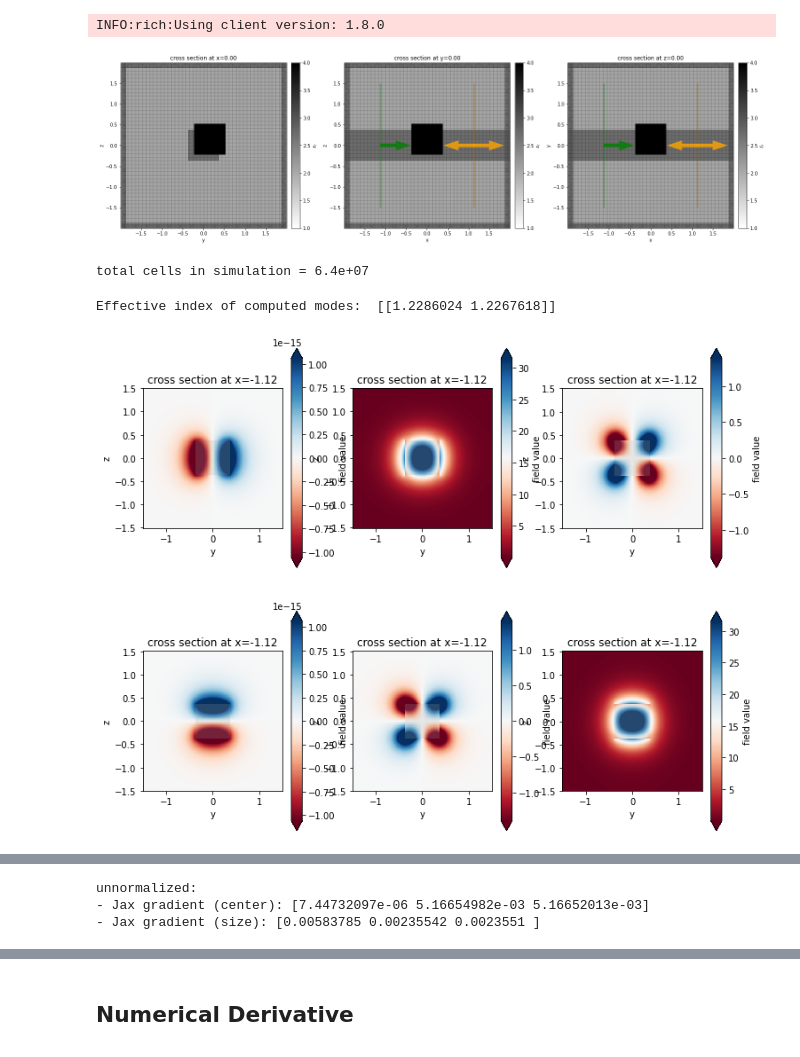
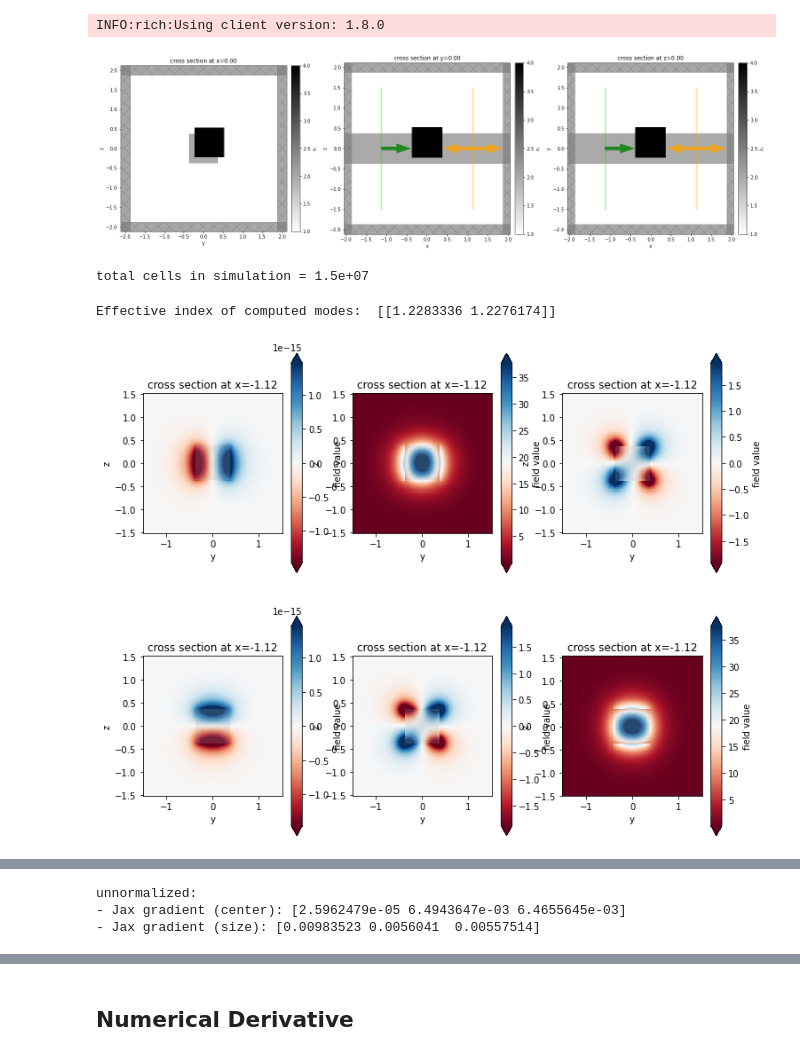
Before and after one commit to flexcompute-readthedocs/tidy3d-docs, a Jupyter notebook: docs/source/notebooks/Adjoint_Geometry.ipynb, the cells around one changed output, grey strips where cells are left out. Drawn from its saved outputs; the diff is of its cells as text; code cells hidden in the pictures.

```diff
--- a/docs/source/notebooks/Adjoint_Geometry.ipynb
+++ b/docs/source/notebooks/Adjoint_Geometry.ipynb
@@ -54,7 +54,7 @@ boundary_spec = td.BoundarySpec.all_sides(boundary=td.PML())
 
 permittivity = 4.0
 grid_spec = td.GridSpec.auto(wavelength=wavelength, min_steps_per_wvl=(wavelength/dl/np.sqrt(permittivity)))
-grid_spec = td.GridSpec.uniform(dl=dl)
+# grid_spec = td.GridSpec.uniform(dl=dl)
 
 wg_eps = 2.0
 
@@ -129,20 +129,20 @@ def make_sim(center=center0, size=size0) -> JaxSimulation:
 # %%
 sim_base = make_sim()
 
 f, axes = plt.subplots(1, 3, tight_layout=True, figsize=(20, 15))
 
 sim_plot = sim_base.to_simulation()[0]
 
 for dim, ax in zip('xyz', axes):
     sim_plot.plot_eps(**{dim:0}, ax=ax)
-    sim_plot.plot_grid(**{dim:0}, ax=ax)
+    # sim_plot.plot_grid(**{dim:0}, ax=ax)
 
 plt.show()
 
 print(f"total cells in simulation = {sim_base.num_cells:.1e}")
 # %% [output]
-[figure, old version]
+[figure, new version]
-total cells in simulation = 6.4e+07
+total cells in simulation = 1.5e+07
 # %%
 from tidy3d.plugins import ModeSolver
 
@@ -157,8 +157,8 @@ for mode_ind in range(num_modes):
     mode_solver.plot_field("Ey", "real", f=freq0, mode_index=mode_ind, ax=axs[mode_ind, 1])
     mode_solver.plot_field("Ez", "real", f=freq0, mode_index=mode_ind, ax=axs[mode_ind, 2])
 # %% [output]
-Effective index of computed modes:  [[1.2286024 1.2267618]]
+Effective index of computed modes:  [[1.2283336 1.2276174]]
-[figure, old version]
+[figure, new version]
 # %%
 def measure_power(sim_data: JaxSimulationData) -> float:
     """Power in the 0th order mode."""
@@ -189,8 +189,8 @@ print(f"- Jax gradient (size): {grad_size_adj}")
 grad_jax = np.array(grad_eval).flatten()
 # %% [output]
 unnormalized:
-- Jax gradient (center): [7.44732097e-06 5.16654982e-03 5.16652013e-03]
-- Jax gradient (size): [0.00583785 0.00235542 0.0023551 ]
+- Jax gradient (center): [2.5962479e-05 6.4943647e-03 6.4655645e-03]
+- Jax gradient (size): [0.00983523 0.0056041  0.00557514]
 # %%
 grad_center_adj_normalized = grad_center_adj / np.linalg.norm(grad_center_adj)
 grad_size_adj_normalized = grad_size_adj / np.linalg.norm(grad_size_adj)
```
Also changed, not shown: parts of 10 cells of this notebook, 2 other files.
